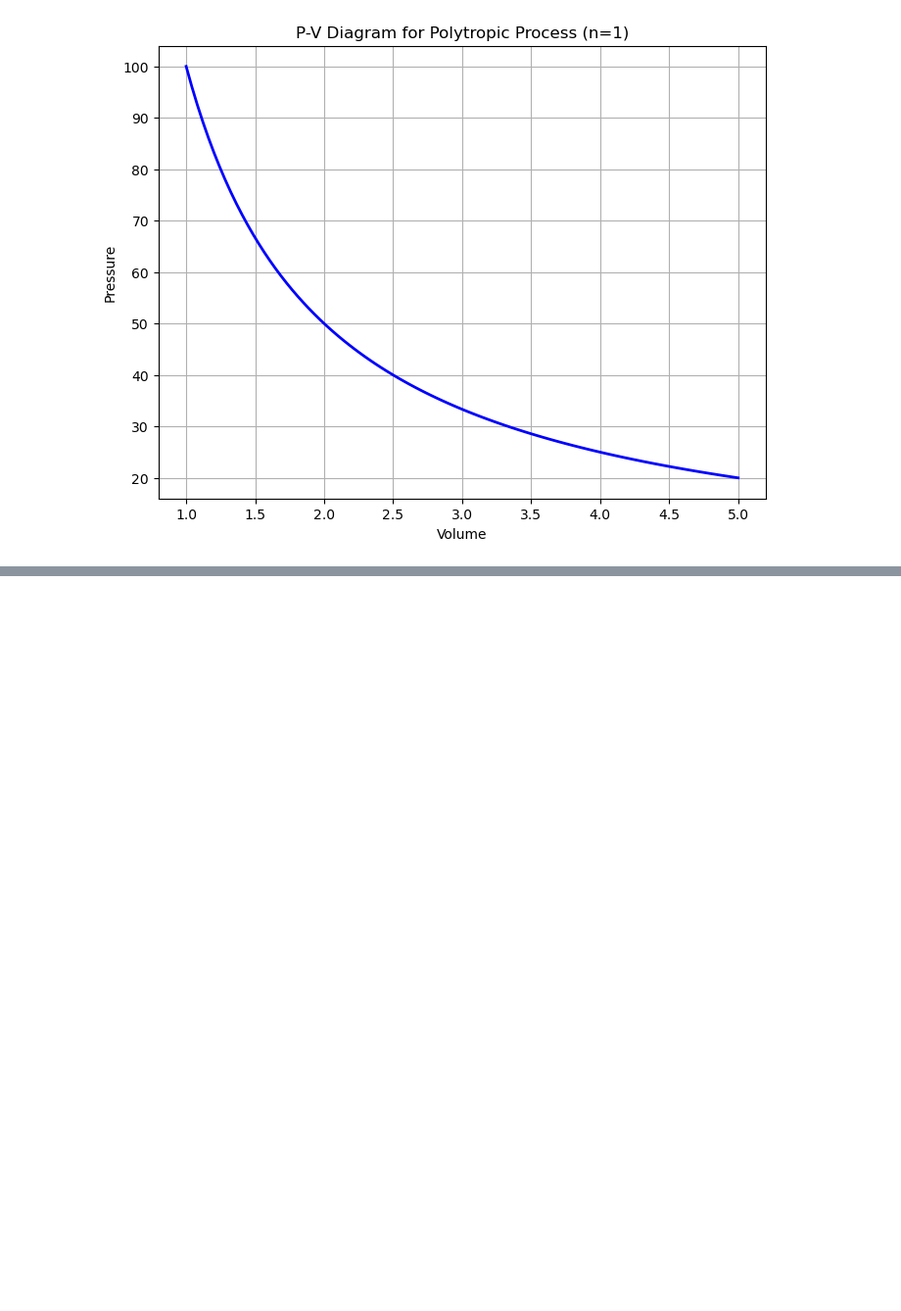
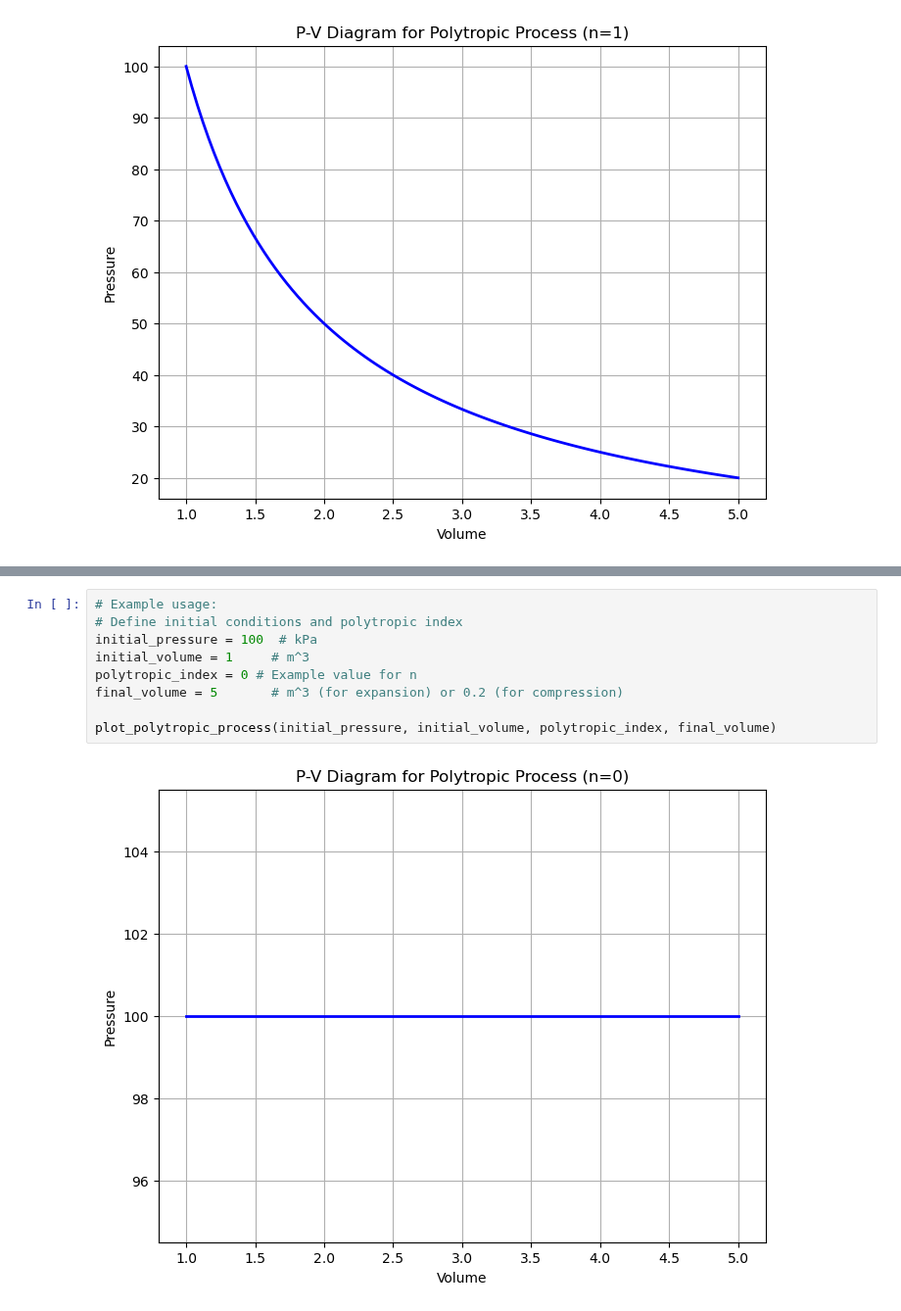
Before and after one commit to mtsn-lab/me40, a Jupyter notebook: scripts/workMovingBoundary.ipynb, the cells around one changed output, grey strips where cells are left out. Shown at 98% size. Saved outputs shown, nothing was run; the diff lists cells and outputs as text; blank space fills up the shorter version.

```diff
--- a/scripts/workMovingBoundary.ipynb
+++ b/scripts/workMovingBoundary.ipynb
@@ -91,0 +106,11 @@ plot_polytropic_process(initial_pressure, initial_volume, polytropic_index, fina
+# %%
+# Example usage:
+# Define initial conditions and polytropic index
+initial_pressure = 100  # kPa
+initial_volume = 1     # m^3
+polytropic_index = 0 # Example value for n
+final_volume = 5       # m^3 (for expansion) or 0.2 (for compression)
+
+plot_polytropic_process(initial_pressure, initial_volume, polytropic_index, final_volume)
+# %% [output]
+[figure, added]
```
Also changed, not shown: parts of 1 cell of this notebook.
